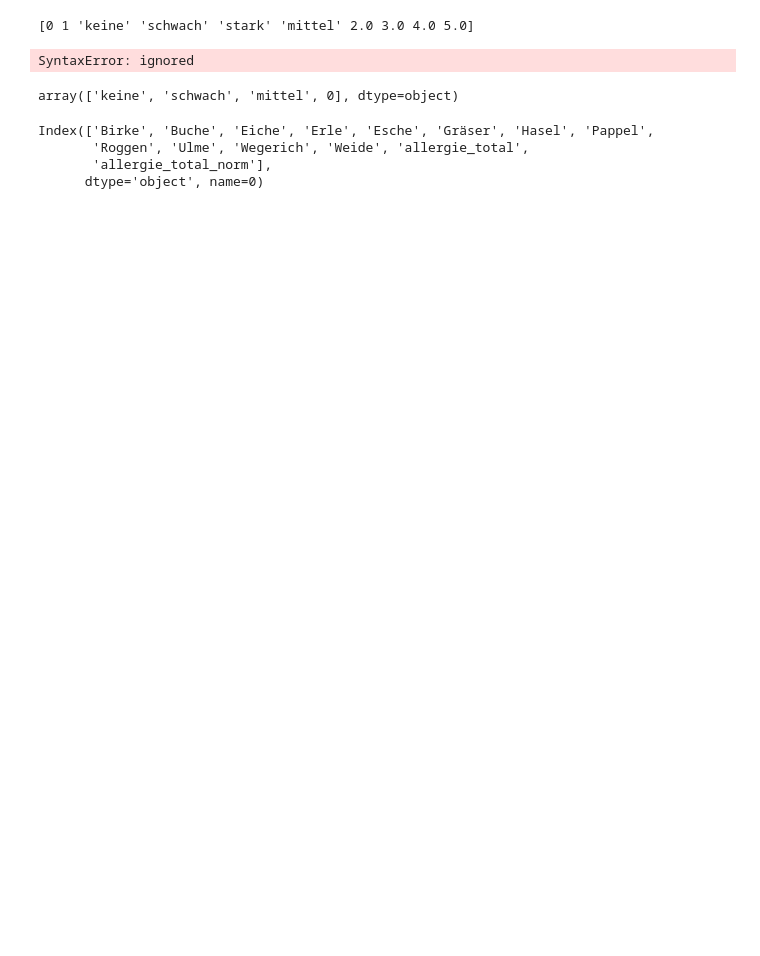
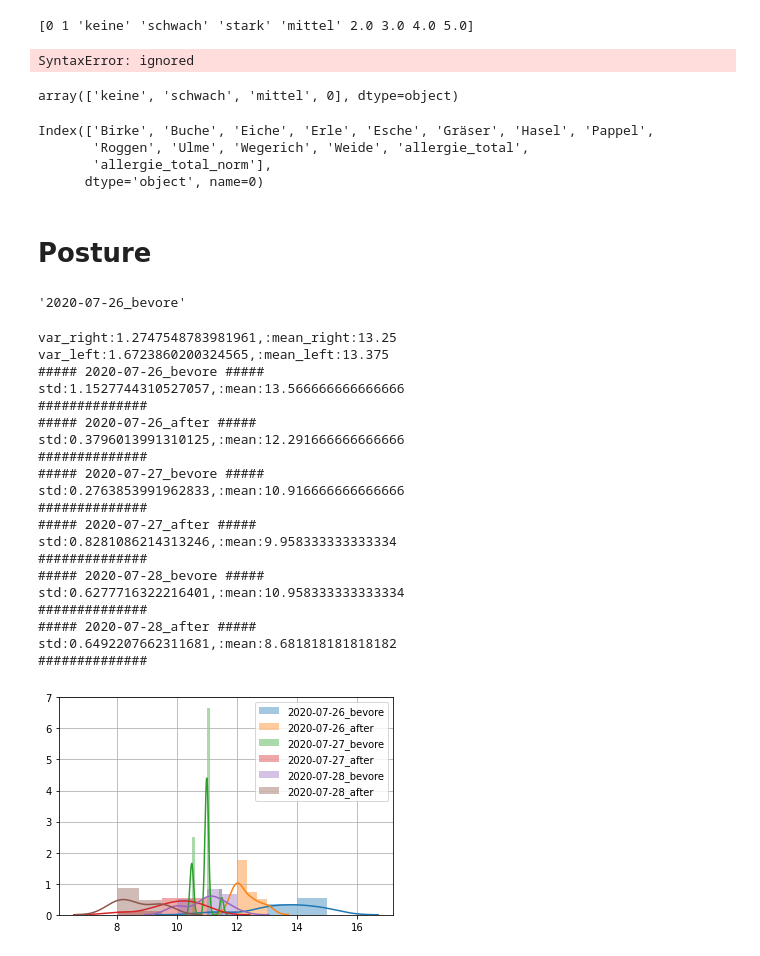
Before and after one commit to gwillig/data_analyse_friends_allergy, a Jupyter notebook: allergy.ipynb, the cells around one changed output. Drawn from its saved outputs; the diff is of its cells as text; code cells hidden in the pictures; blank space fills up the shorter version.

Commit message:
MOD| Add  some additonal information about the posture for analysis

```diff
--- a/allergy.ipynb
+++ b/allergy.ipynb
@@ -214,3 +221,10 @@ Index(['Birke', 'Buche', 'Eiche', 'Erle', 'Esche', 'Gräser', 'Hasel', 'Pappel',
        'Roggen', 'Ulme', 'Wegerich', 'Weide', 'allergie_total',
        'allergie_total_norm'],
       dtype='object', name=0)
+# %% [markdown]
+# Posture
+# %%
+el = [0]
+el
+# %% [output]
+'2020-07-26_bevore'
@@ -216,0 +234,63 @@ Index(['Birke', 'Buche', 'Eiche', 'Erle', 'Esche', 'Gräser', 'Hasel', 'Pappel',
+# %%
+ # Svenja
+import matplotlib.pyplot as plt
+import numpy as np
+import scipy.stats as stats
+import math
+import pandas as pd
+import seaborn as sns
+
+right = np.array([11.5,11,15,14,14,14,13.5,13])
+mean_right = np.mean(right)
+std_right = np.std(right)
+print(f"var_right:{std_right},:mean_right:{mean_right}")
+left = np.array([9.5,14.5,15,15,13,14,13,13])
+mean_left = np.mean(left)
+std_left = np.std(left)
+print(f"var_left:{std_left},:mean_left:{mean_left}")
+
+### Create the Probability density function
+plt.grid(True)
+uebungen={"2020-07-26_uebungen":["Ball","Kopf_dehnen"],
+         "2020-07-27_uebungen":["Türe","Ball","Kopf_dehnen"]}
+gesamt={"2020-07-26_bevore":[14.5,15,15,13,14,13,13,11.5,11,15,14,14,14,13.5,13],
+        "2020-07-26_after":[12,12,12,12.5,12,13,12,12.5,12,13,12,12.5],
+        "2020-07-27_bevore":[10.5,11,11,10.5,11,11,11,10.5,11,11.5,11,11],
+        "2020-07-27_after":[9, 9.5, 8., 9.5, 10, 10, 10.5, 11, 10.5, 11, 10, 10.5 ],
+        "2020-07-28_bevore":[10,10,11,11,11.5,11,11.5,10,12,11,11.5,11],
+        "2020-07-28_after":[9.5, 8, 9.5, 9.5, 9.5, 8.5, 8.5, 8, 8, 8., 8.5  ],
+        }
+mean = np.mean(gesamt["2020-07-26_bevore"])
+std = np.std(gesamt["2020-07-26_bevore"])
+
+for el in list(gesamt.keys()):
+  print(f"##### {el} #####")
+  print(f"std:{np.std(gesamt[el])},:mean:{np.mean(gesamt[el])}")
+  ax = sns.distplot(gesamt[el],label=el)
+  print(f"##############")
+plt.legend()
+
+# ax.axvline(35,c="b", linewidth = 3) #add a line to the graph
+plt.show()
+# %% [output]
+var_right:1.2747548783981961,:mean_right:13.25
+var_left:1.6723860200324565,:mean_left:13.375
+##### 2020-07-26_bevore #####
+std:1.1527744310527057,:mean:13.566666666666666
+##############
+##### 2020-07-26_after #####
+std:0.3796013991310125,:mean:12.291666666666666
+##############
+##### 2020-07-27_bevore #####
+std:0.2763853991962833,:mean:10.916666666666666
+##############
+##### 2020-07-27_after #####
+std:0.8281086214313246,:mean:9.958333333333334
+##############
+##### 2020-07-28_bevore #####
+std:0.6277716322216401,:mean:10.958333333333334
+##############
+##### 2020-07-28_after #####
+std:0.6492207662311681,:mean:8.681818181818182
+##############
+[figure, added]
```
Also changed, not shown: parts of 10 cells of this notebook.
